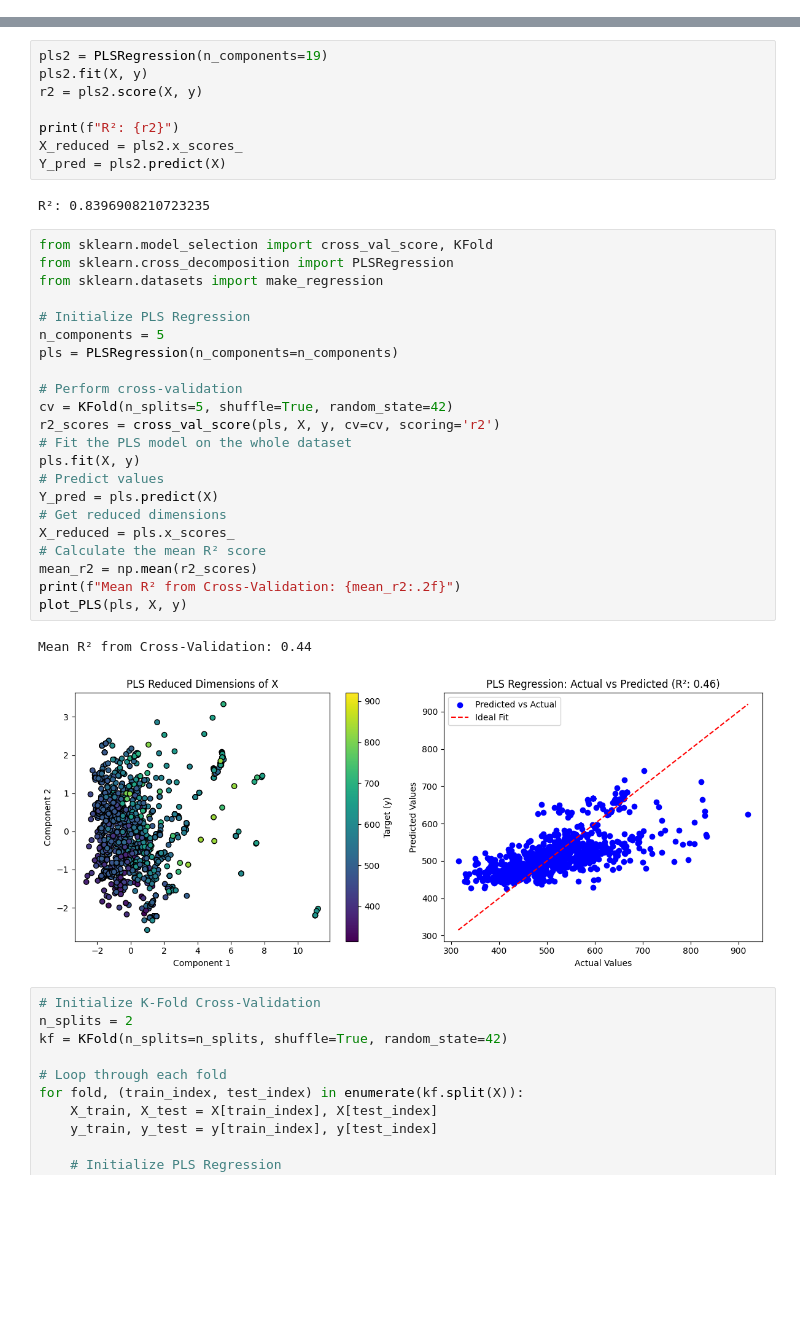
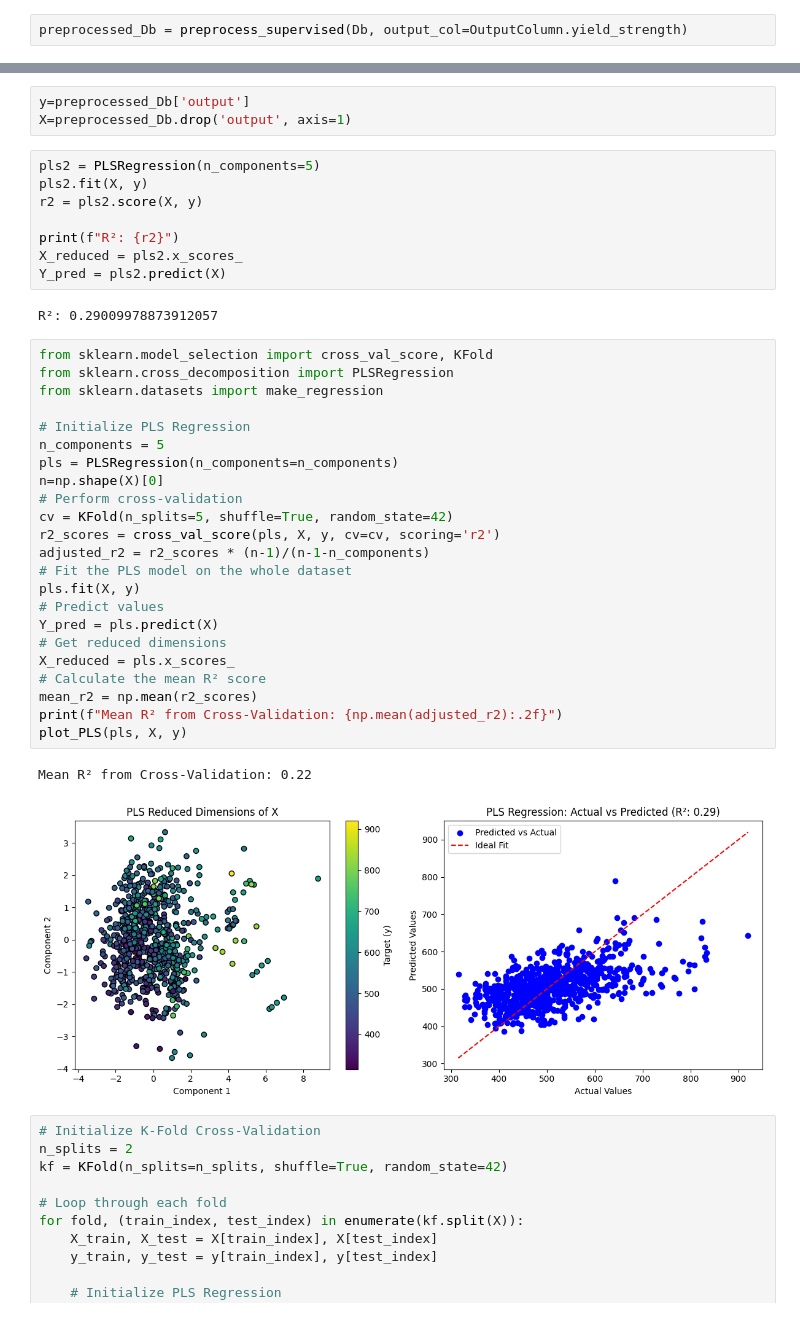
Before and after one commit to MatteoDebart/apprAuto-projet, a Jupyter notebook: tests.ipynb, the cells around one changed output, grey strips where cells are left out. Cells and saved outputs as stored; diff of their text form; blank space fills up the shorter version.

Commit message:
preprocess v1

```diff
--- a/tests.ipynb
+++ b/tests.ipynb
@@ -38,0 +9,2 @@ y=Db_full[:,-1]
+# %%
+preprocessed_Db = preprocess_supervised(Db, output_col=OutputColumn.yield_strength)
@@ -39,5 +38,8 @@ y=Db_full[:,-1]
+# %%
+y=preprocessed_Db['output']
+X=preprocessed_Db.drop('output', axis=1)
 # %%
-pls2 = PLSRegression(n_components=19)
+pls2 = PLSRegression(n_components=5)
 pls2.fit(X, y)
 r2 = pls2.score(X, y)
 
@@ -45,32 +47,33 @@ print(f"R²: {r2}")
 X_reduced = pls2.x_scores_
 Y_pred = pls2.predict(X)
 # %% [output]
-R²: 0.8396908210723235
+R²: 0.29009978873912057
 # %%
 from sklearn.model_selection import cross_val_score, KFold
 from sklearn.cross_decomposition import PLSRegression
 from sklearn.datasets import make_regression
 
 # Initialize PLS Regression
 n_components = 5
 pls = PLSRegression(n_components=n_components)
-
+n=np.shape(X)[0]
 # Perform cross-validation
 cv = KFold(n_splits=5, shuffle=True, random_state=42)
 r2_scores = cross_val_score(pls, X, y, cv=cv, scoring='r2')
+adjusted_r2 = r2_scores * (n-1)/(n-1-n_components)
 # Fit the PLS model on the whole dataset
 pls.fit(X, y)
 # Predict values
 Y_pred = pls.predict(X)
 # Get reduced dimensions
 X_reduced = pls.x_scores_
 # Calculate the mean R² score
 mean_r2 = np.mean(r2_scores)
-print(f"Mean R² from Cross-Validation: {mean_r2:.2f}")
+print(f"Mean R² from Cross-Validation: {np.mean(adjusted_r2):.2f}")
 plot_PLS(pls, X, y)
 # %% [output]
-Mean R² from Cross-Validation: 0.44
+Mean R² from Cross-Validation: 0.22
-[figure, old version]
+[figure, new version]
 # %%
 # Initialize K-Fold Cross-Validation
 n_splits = 2
```
Also changed, not shown: parts of 9 cells of this notebook, 3 other files.
